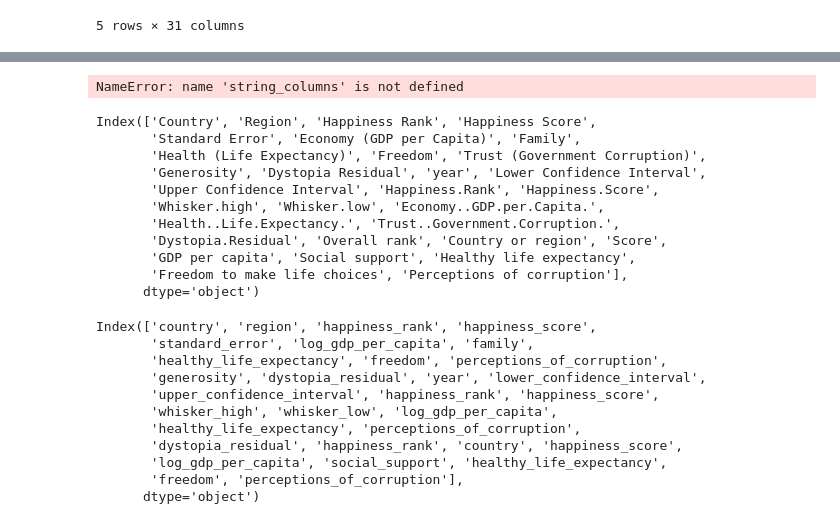
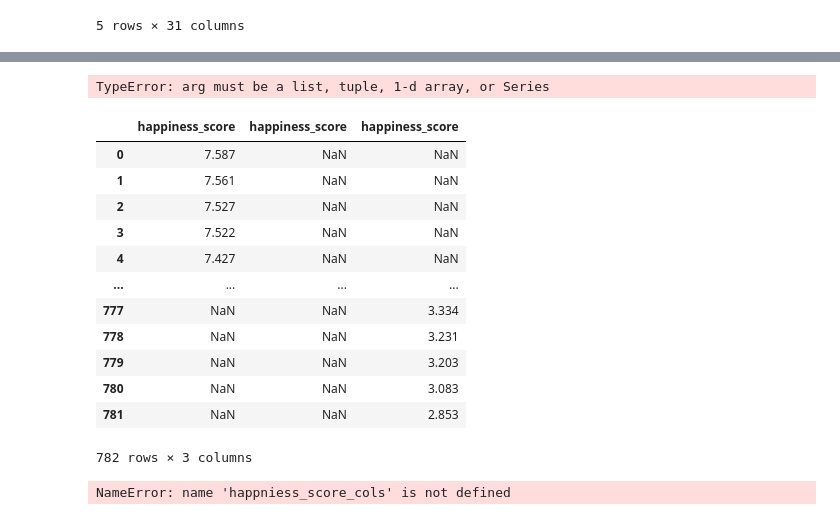
Before and after one commit to syed199921/EDA-on-World-Happiness-Dataset, a Jupyter notebook: eda/eda_world_happiness.ipynb, the cells around one changed output, grey strips where cells are left out. Drawn from its saved outputs; the diff is of its cells as text; code cells hidden in the pictures.

```diff
--- a/eda/eda_world_happiness.ipynb
+++ b/eda/eda_world_happiness.ipynb
@@ -349,32 +267,33 @@ df
-# %%
-print('string columns: ', string_columns)
-# %% [output]
-NameError: name 'string_columns' is not defined
-# %%
-df.columns
-# %% [output]
-Index(['Country', 'Region', 'Happiness Rank', 'Happiness Score',
-       'Standard Error', 'Economy (GDP per Capita)', 'Family',
-       'Health (Life Expectancy)', 'Freedom', 'Trust (Government Corruption)',
-       'Generosity', 'Dystopia Residual', 'year', 'Lower Confidence Interval',
-       'Upper Confidence Interval', 'Happiness.Rank', 'Happiness.Score',
-       'Whisker.high', 'Whisker.low', 'Economy..GDP.per.Capita.',
-       'Health..Life.Expectancy.', 'Trust..Government.Corruption.',
-       'Dystopia.Residual', 'Overall rank', 'Country or region', 'Score',
-       'GDP per capita', 'Social support', 'Healthy life expectancy',
-       'Freedom to make life choices', 'Perceptions of corruption'],
-      dtype='object')
-# %%
-df_modified.columns
-# %% [output]
-Index(['country', 'region', 'happiness_rank', 'happiness_score',
-       'standard_error', 'log_gdp_per_capita', 'family',
-       'healthy_life_expectancy', 'freedom', 'perceptions_of_corruption',
-       'generosity', 'dystopia_residual', 'year', 'lower_confidence_interval',
-       'upper_confidence_interval', 'happiness_rank', 'happiness_score',
-       'whisker_high', 'whisker_low', 'log_gdp_per_capita',
-       'healthy_life_expectancy', 'perceptions_of_corruption',
-       'dystopia_residual', 'happiness_rank', 'country', 'happiness_score',
-       'log_gdp_per_capita', 'social_support', 'healthy_life_expectancy',
-       'freedom', 'perceptions_of_corruption'],
-      dtype='object')
+# %%
+# Convert numeric-ish columns robustly
+numeric_cols = ["happiness_score", "log_gdp_per_capita", "social_support", "healthy_life_expectancy", "freedom", "generosity", "perceptions_of_corruption"]
+# %%
+for col in numeric_cols:
+    df_modified[col] = pd.to_numeric(df_modified[col], errors='coerce')
+# %% [output]
+TypeError: arg must be a list, tuple, 1-d array, or Series
+# %%
+df_modified['happiness_score']
+# %% [output]
+|  | happiness_score | happiness_score | happiness_score |
+| 0 | 7.587 | NaN | NaN |
+| 1 | 7.561 | NaN | NaN |
+| 2 | 7.527 | NaN | NaN |
+| 3 | 7.522 | NaN | NaN |
+| 4 | 7.427 | NaN | NaN |
+| ... | ... | ... | ... |
+| 777 | NaN | NaN | 3.334 |
+| 778 | NaN | NaN | 3.231 |
+| 779 | NaN | NaN | 3.203 |
+| 780 | NaN | NaN | 3.083 |
+| 781 | NaN | NaN | 2.853 |
+782 rows × 3 columns
+# %%
+happiness_score_cols = [col for col in df_modified.columns if col == 'happiness_score']
+
+if len(happiness_score_cols) > 1:
+    df_modified['happiness_score_merged'] = df_modified[happiness_score_cols].bfill(axis=1).iloc[:,0]
+    df_modified = df_modified.drop(columns=happniess_score_cols)
+    df_modified = df_modified.rename(columns={'happiness_score_merged': 'happiness_score'})
+# %% [output]
+NameError: name 'happniess_score_cols' is not defined
```
Also changed, not shown: parts of 6 cells of this notebook.
